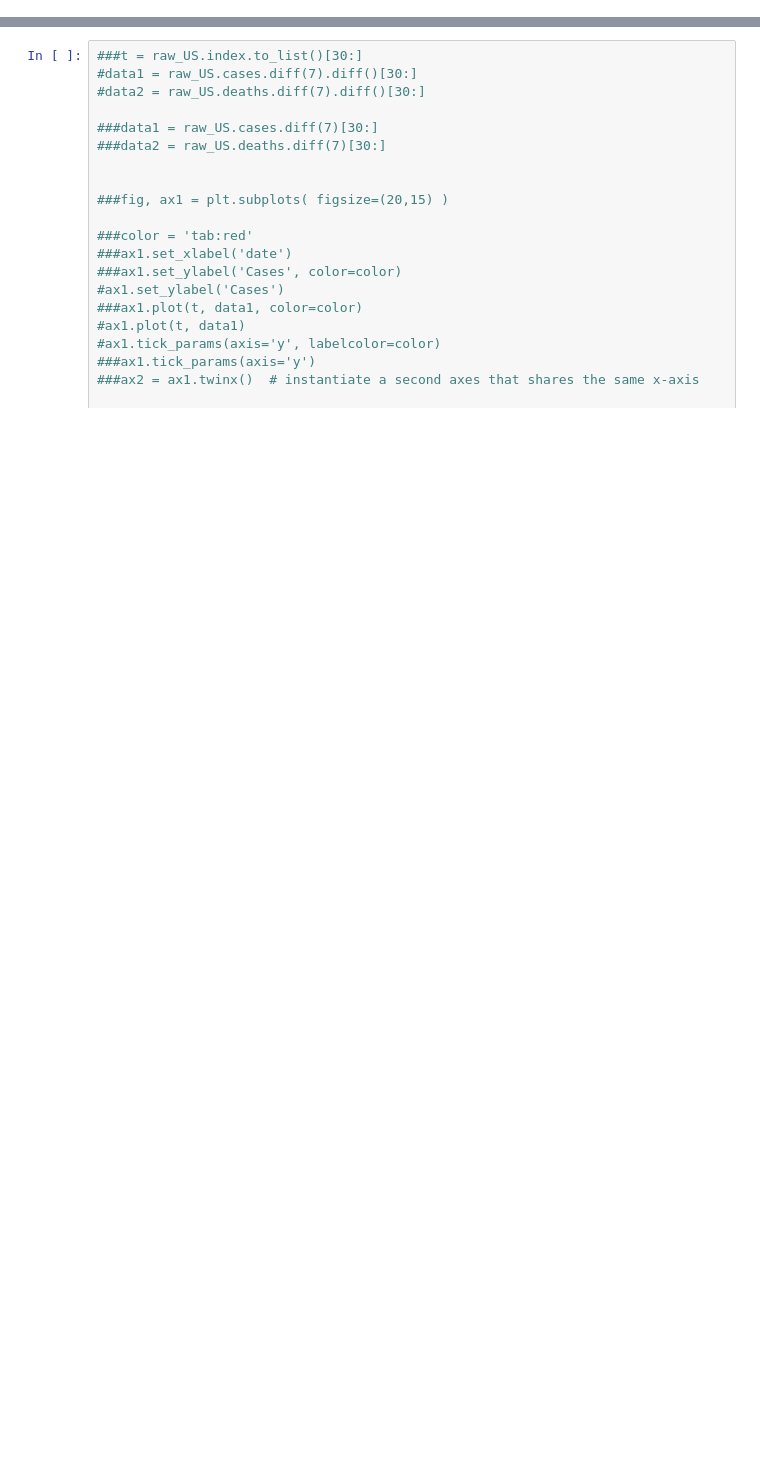
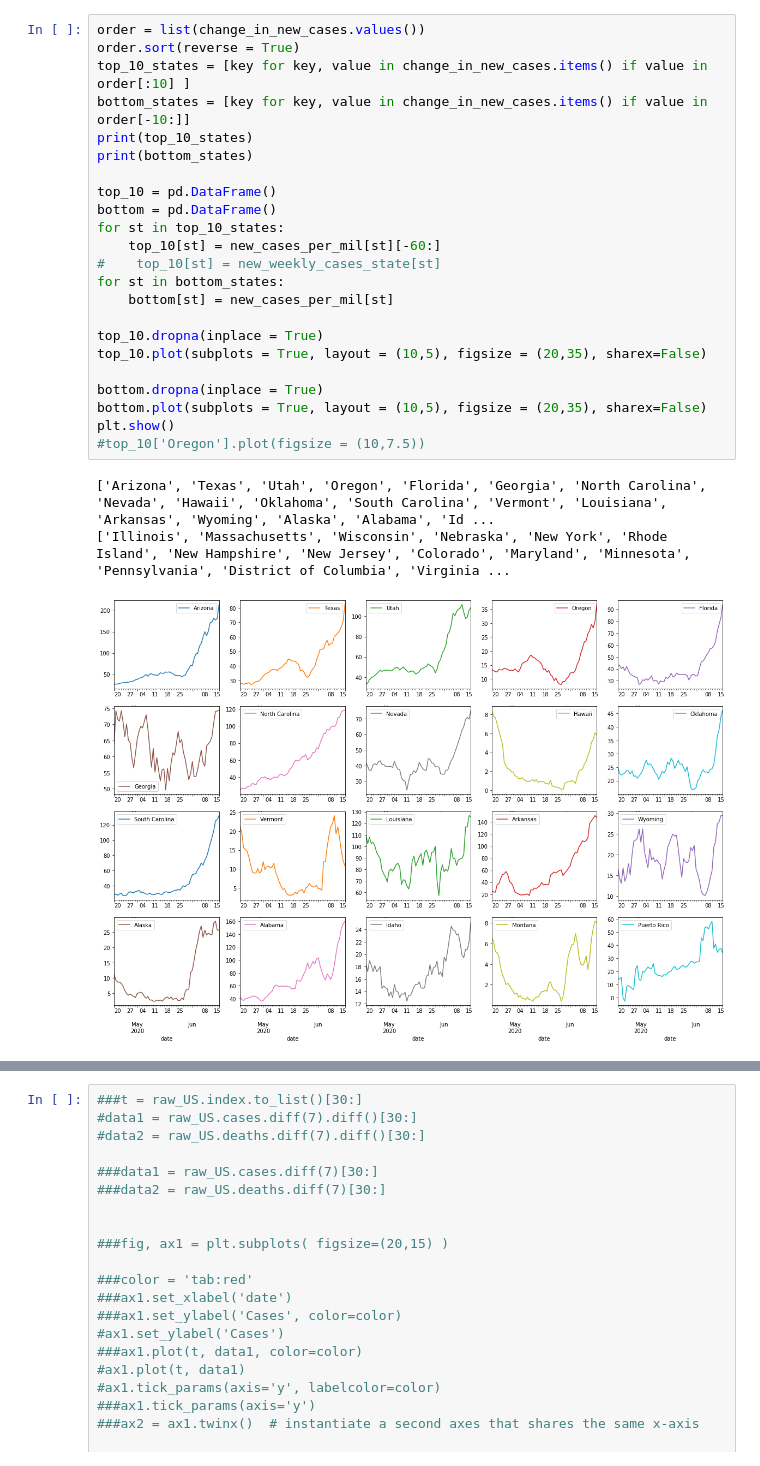
Before and after one commit to dviabhav/NYTCovidData, a Jupyter notebook: Covid19 file.ipynb, the cells around one changed output, grey strips where cells are left out. Cells and saved outputs as stored; diff of their text form; blank space fills up the shorter version.

```diff
--- a/Covid19 file.ipynb
+++ b/Covid19 file.ipynb
@@ -104,0 +157,27 @@ plt.plot(raw_US.deaths.diff(7)[30:], label = "weekly deaths")
+# %%
+order = list(change_in_new_cases.values())
+order.sort(reverse = True)
+top_10_states = [key for key, value in change_in_new_cases.items() if value in order[:10] ]
+bottom_states = [key for key, value in change_in_new_cases.items() if value in order[-10:]]
+print(top_10_states)
+print(bottom_states)
+
+top_10 = pd.DataFrame()
+bottom = pd.DataFrame()
+for st in top_10_states:
+    top_10[st] = new_cases_per_mil[st][-60:]
+#    top_10[st] = new_weekly_cases_state[st]
+for st in bottom_states:
+    bottom[st] = new_cases_per_mil[st]
+
+top_10.dropna(inplace = True)
+top_10.plot(subplots = True, layout = (10,5), figsize = (20,35), sharex=False)
+
+bottom.dropna(inplace = True)
+bottom.plot(subplots = True, layout = (10,5), figsize = (20,35), sharex=False)
+plt.show()
+#top_10['Oregon'].plot(figsize = (10,7.5))
+# %% [output]
+['Arizona', 'Texas', 'Utah', 'Oregon', 'Florida', 'Georgia', 'North Carolina', 'Nevada', 'Hawaii', 'Oklahoma', 'South Carolina', 'Vermont', 'Louisiana', 'Arkansas', 'Wyoming', 'Alaska', 'Alabama', 'Id ...
+['Illinois', 'Massachusetts', 'Wisconsin', 'Nebraska', 'New York', 'Rhode Island', 'New Hampshire', 'New Jersey', 'Colorado', 'Maryland', 'Minnesota', 'Pennsylvania', 'District of Columbia', 'Virginia ...
+[figure, added]
```
Also changed, not shown: parts of 14 cells of this notebook, 2 other files.
